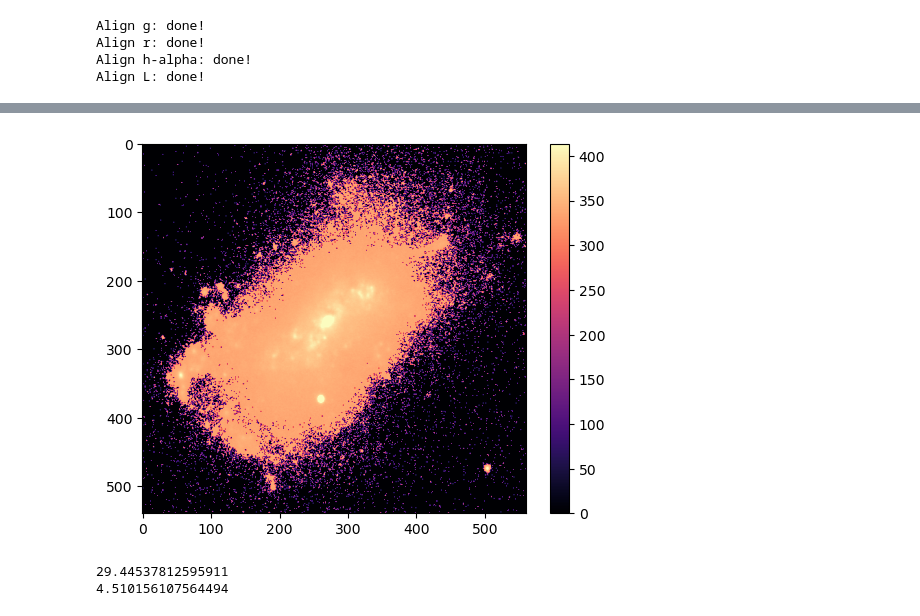
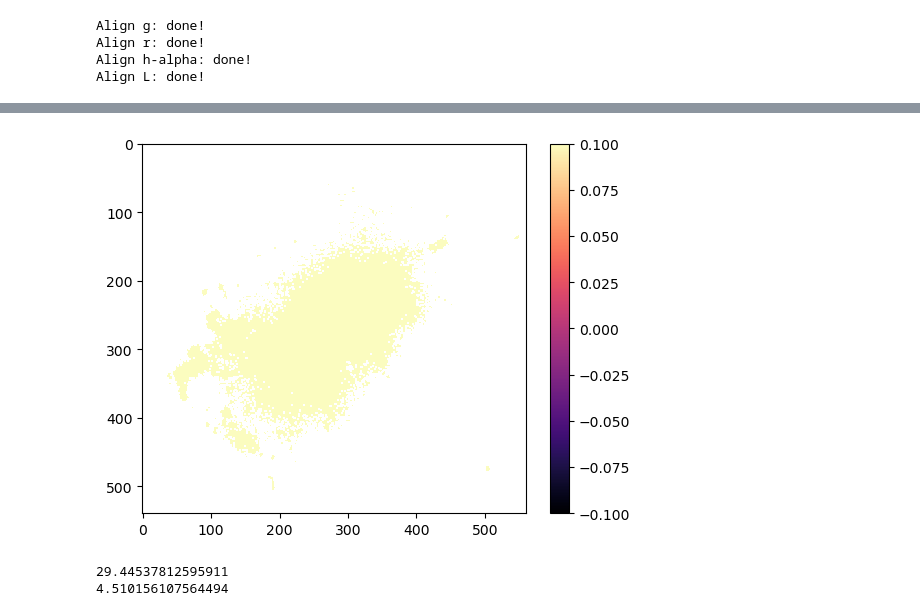
Before and after one commit to Juaopteinde/Group-19-NGC4449, a Jupyter notebook: sections.ipynb, the cells around one changed output, grey strips where cells are left out. Drawn from its saved outputs; the diff is of its cells as text; code cells hidden in the pictures.

```diff
--- a/sections.ipynb
+++ b/sections.ipynb
@@ -189,24 +196,34 @@ clipped_ha = sigma_clip(no_bg_ha, sigma, maxiters)
 clipped_g = sigma_clip(no_bg_g, sigma, maxiters)
 clipped_L = sigma_clip(no_bg_L, sigma, maxiters)
 clipped_r = sigma_clip(no_bg_r, sigma, maxiters)
-# %%
-# Mask backgroundpoints
-
-def mask_bg(array_2d, threshold):
-    # Assuming your 2D array is named "array_2d" and the threshold value is "threshold"
-    array_2d[array_2d < threshold] = 0
-    return array_2d
-
-masked_g = mask_bg(cropped_g, 244.13093010864273)
-masked_r = mask_bg(cropped_r, 332.6516227990238)
-
-image = masked_r
-
-plt.imshow(image, cmap='magma', vmin=np.percentile(image, 0.1), vmax=np.percentile(image, 99.9))
-plt.colorbar()
-plt.show()
-# %% [output]
-[figure, removed]
+# %%
+# Mask backgroundpoints
+
+def mask_bg(array_2d, threshold):
+    # Create a boolean mask where elements are True if they are greater than or equal to the threshold
+    mask = array_2d >= threshold
+    return mask
+
+def apply_combined_mask(array1, array2, mask1, mask2, fill_value=np.nan):
+    # Combine the masks using a logical AND operation
+    combined_mask = mask1 & mask2
+    # Create copies of the arrays
+    masked_array1 = np.copy(array1)
+    masked_array2 = np.copy(array2)
+    # Apply the combined mask to both arrays
+    masked_array1[~combined_mask] = fill_value
+    masked_array2[~combined_mask] = fill_value
+    return masked_array1, masked_array2
+
+masked_g, masked_r = apply_combined_mask(clipped_g, clipped_r, mask_bg(clipped_g, 0), mask_bg(clipped_r, 0))
+
+shown_image = masked_r
+
+plt.imshow(shown_image, cmap='magma', vmin=np.percentile(shown_image, 0.1), vmax=np.percentile(shown_image, 99.9))
+plt.colorbar()
+plt.show()
+# %% [output]
+[figure, added]
 # %%
 zero_point = 25
 
```
Also changed, not shown: parts of 7 cells of this notebook, 1 other file.
